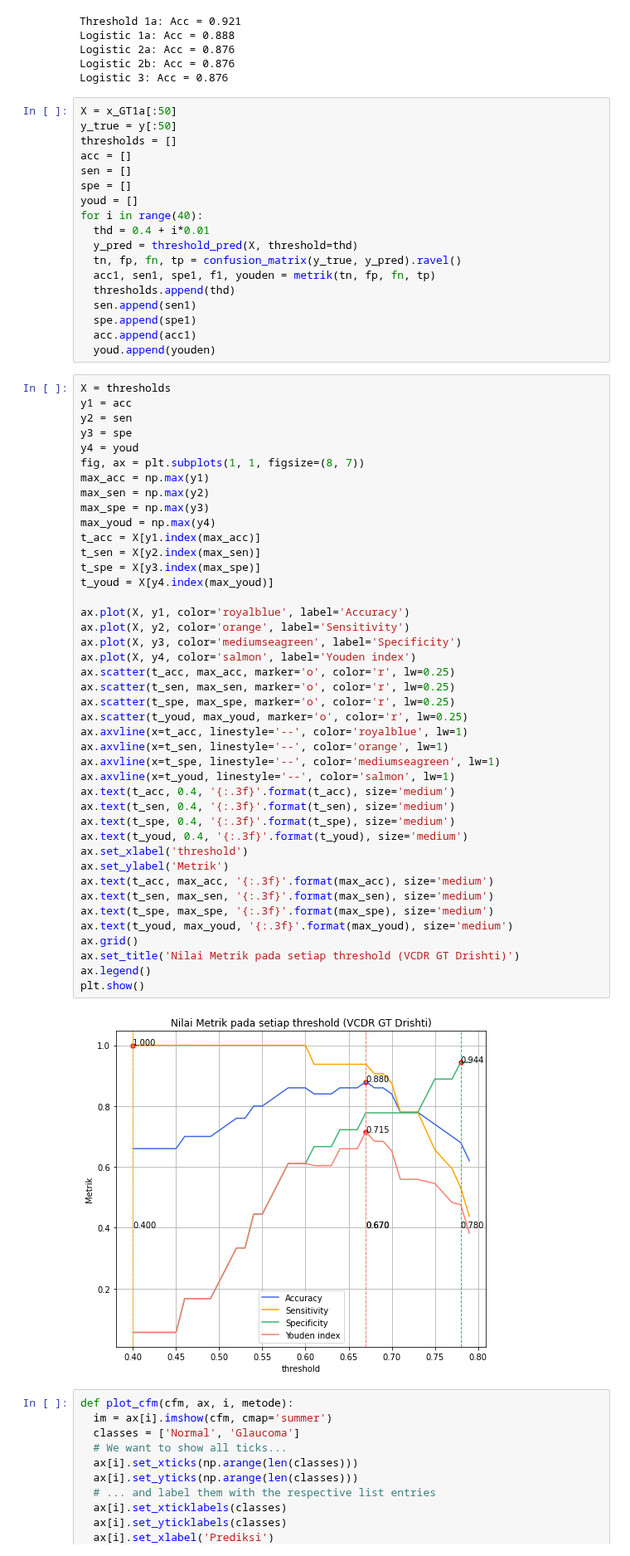
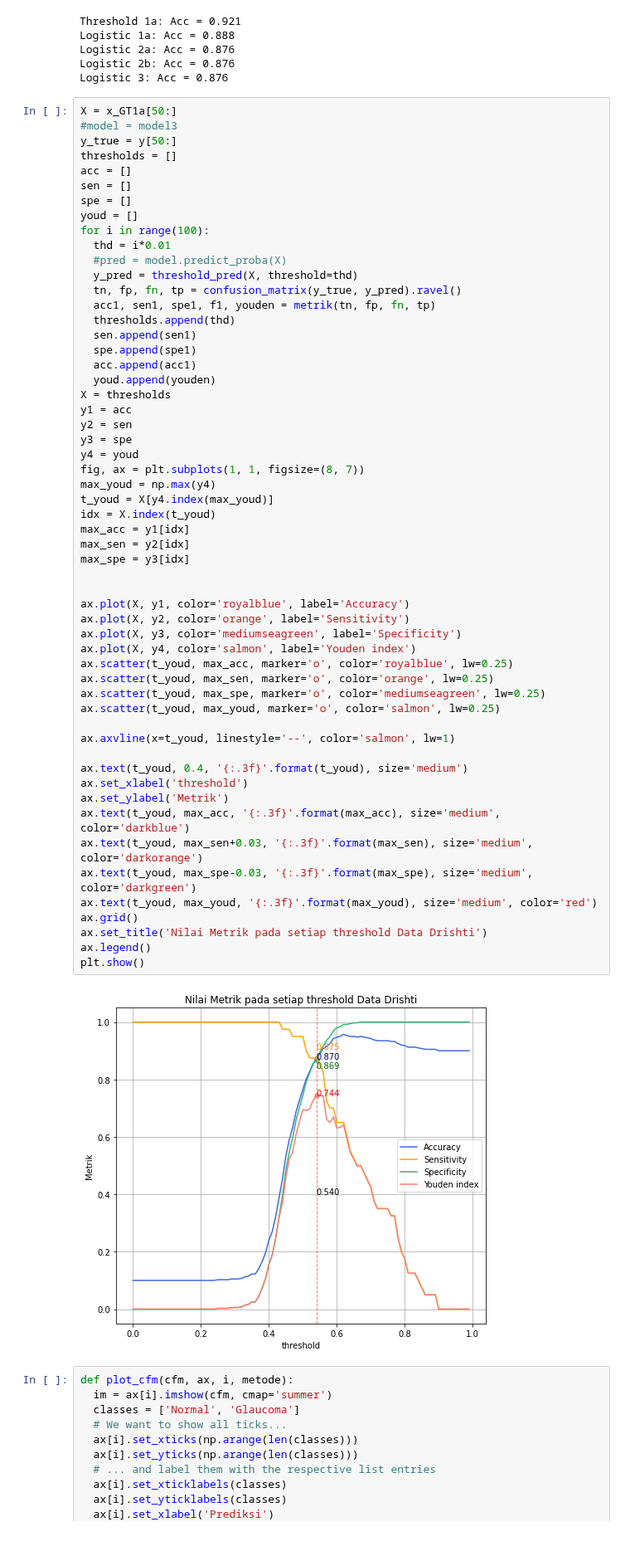
Before and after one commit to anasnafis77/Glaucoma-Detection-UNet, a Jupyter notebook: Glaucoma_inference.ipynb, the cells around one changed output. Shown at 83% size. Saved outputs shown, nothing was run; the diff lists cells and outputs as text.

```diff
--- a/Glaucoma_inference.ipynb
+++ b/Glaucoma_inference.ipynb
@@ -989,68 +980,64 @@ Logistic 1a: Acc = 0.888
 Logistic 2a: Acc = 0.876
 Logistic 2b: Acc = 0.876
 Logistic 3: Acc = 0.876
-# %%
-X = x_GT1a[:50]
-y_true = y[:50]
-thresholds = []
-acc = []
-sen = []
-spe = []
-youd = []
-for i in range(40):
-  thd = 0.4 + i*0.01
-  y_pred = threshold_pred(X, threshold=thd)
-  tn, fp, fn, tp = confusion_matrix(y_true, y_pred).ravel()
-  acc1, sen1, spe1, f1, youden = metrik(tn, fp, fn, tp)
-  thresholds.append(thd)
-  sen.append(sen1)
-  spe.append(spe1)
-  acc.append(acc1)
-  youd.append(youden)
 # %%
+X = x_GT1a[50:]
+#model = model3
+y_true = y[50:]
+thresholds = []
+acc = []
+sen = []
+spe = []
+youd = []
+for i in range(100):
+  thd = i*0.01
+  #pred = model.predict_proba(X)
+  y_pred = threshold_pred(X, threshold=thd)
+  tn, fp, fn, tp = confusion_matrix(y_true, y_pred).ravel()
+  acc1, sen1, spe1, f1, youden = metrik(tn, fp, fn, tp)
+  thresholds.append(thd)
+  sen.append(sen1)
+  spe.append(spe1)
+  acc.append(acc1)
+  youd.append(youden)
 X = thresholds
 y1 = acc
 y2 = sen
 y3 = spe
 y4 = youd
 fig, ax = plt.subplots(1, 1, figsize=(8, 7))
-max_acc = np.max(y1)
-max_sen = np.max(y2)
-max_spe = np.max(y3)
 max_youd = np.max(y4)
-t_acc = X[y1.index(max_acc)]
-t_sen = X[y2.index(max_sen)]
-t_spe = X[y3.index(max_spe)]
 t_youd = X[y4.index(max_youd)]
+idx = X.index(t_youd)
+max_acc = y1[idx]
+max_sen = y2[idx]
+max_spe = y3[idx]
+
 
 ax.plot(X, y1, color='royalblue', label='Accuracy')
 ax.plot(X, y2, color='orange', label='Sensitivity')
 ax.plot(X, y3, color='mediumseagreen', label='Specificity')
 ax.plot(X, y4, color='salmon', label='Youden index')
-ax.scatter(t_acc, max_acc, marker='o', color='r', lw=0.25)
-ax.scatter(t_sen, max_sen, marker='o', color='r', lw=0.25)
-ax.scatter(t_spe, max_spe, marker='o', color='r', lw=0.25)
-ax.scatter(t_youd, max_youd, marker='o', color='r', lw=0.25)
-ax.axvline(x=t_acc, linestyle='--', color='royalblue', lw=1)
-ax.axvline(x=t_sen, linestyle='--', color='orange', lw=1)
-ax.axvline(x=t_spe, linestyle='--', color='mediumseagreen', lw=1)
+ax.scatter(t_youd, max_acc, marker='o', color='royalblue', lw=0.25)
+ax.scatter(t_youd, max_sen, marker='o', color='orange', lw=0.25)
+ax.scatter(t_youd, max_spe, marker='o', color='mediumseagreen', lw=0.25)
+ax.scatter(t_youd, max_youd, marker='o', color='salmon', lw=0.25)
+
 ax.axvline(x=t_youd, linestyle='--', color='salmon', lw=1)
-ax.text(t_acc, 0.4, '{:.3f}'.format(t_acc), size='medium')
-ax.text(t_sen, 0.4, '{:.3f}'.format(t_sen), size='medium')
-ax.text(t_spe, 0.4, '{:.3f}'.format(t_spe), size='medium')
+
 ax.text(t_youd, 0.4, '{:.3f}'.format(t_youd), size='medium')
 ax.set_xlabel('threshold')
 ax.set_ylabel('Metrik')
-ax.text(t_acc, max_acc, '{:.3f}'.format(max_acc), size='medium')
-ax.text(t_sen, max_sen, '{:.3f}'.format(max_sen), size='medium')
-ax.text(t_spe, max_spe, '{:.3f}'.format(max_spe), size='medium')
-ax.text(t_youd, max_youd, '{:.3f}'.format(max_youd), size='medium')
+ax.text(t_youd, max_acc, '{:.3f}'.format(max_acc), size='medium', color='darkblue')
+ax.text(t_youd, max_sen+0.03, '{:.3f}'.format(max_sen), size='medium', color='darkorange')
+ax.text(t_youd, max_spe-0.03, '{:.3f}'.format(max_spe), size='medium', color='darkgreen')
+ax.text(t_youd, max_youd, '{:.3f}'.format(max_youd), size='medium', color='red')
 ax.grid()
-ax.set_title('Nilai Metrik pada setiap threshold (VCDR GT Drishti)')
+ax.set_title('Nilai Metrik pada setiap threshold Data Drishti')
 ax.legend()
 plt.show()
 # %% [output]
-[figure, old version]
+[figure, new version]
 # %%
 def plot_cfm(cfm, ax, i, metode):
   im = ax[i].imshow(cfm, cmap='summer')
```
Also changed, not shown: parts of 2 cells of this notebook.
